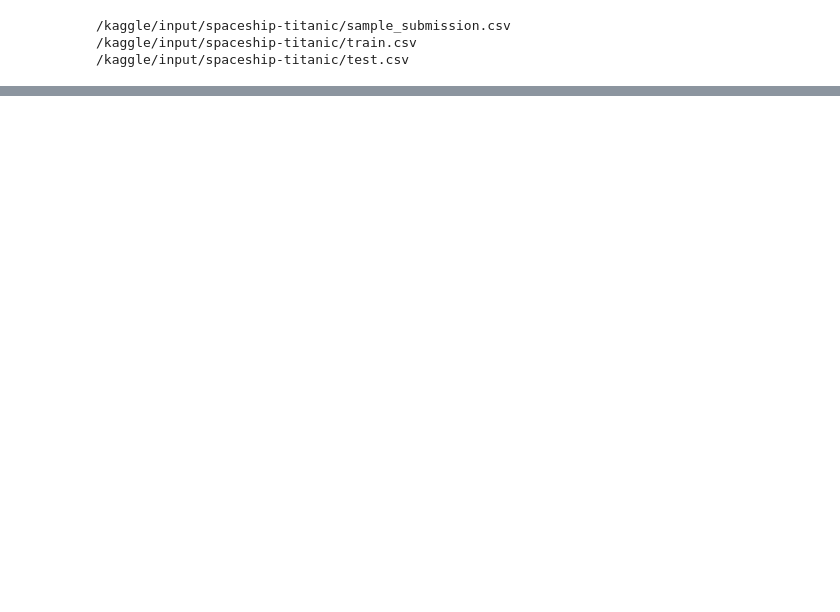
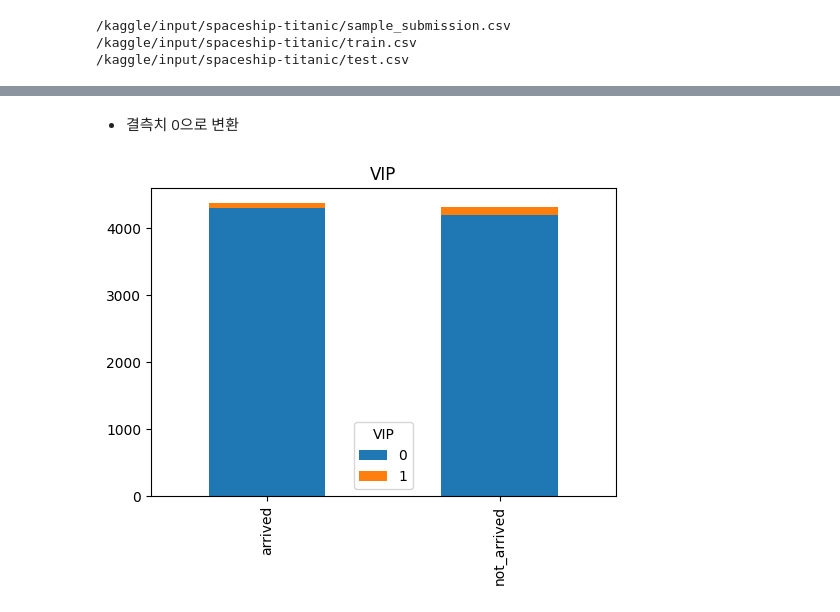
Before and after one commit to kyunghyunHan/kaggle, a Jupyter notebook: spaceship-titanic.ipynb, the cells around one changed output, grey strips where cells are left out. Drawn from its saved outputs; the diff is of its cells as text; code cells hidden in the pictures; blank space fills up the shorter version.

```diff
--- a/spaceship-titanic.ipynb
+++ b/spaceship-titanic.ipynb
@@ -43,0 +117,14 @@ print(aa)
+# %% [markdown]
+- 결측치 0으로 변환
+# %%
+train_data[['VIP', 'Transported']].groupby(['VIP'], as_index=False).mean().sort_values(by='Transported')
+
+arrived = train_data[train_data['Transported'] == 1]['VIP']. value_counts()
+not_arrived = train_data[train_data['Transported'] == 0]['VIP']. value_counts()
+df = pd. DataFrame([arrived, not_arrived])
+df. index = ['arrived','not_arrived']
+df. plot(kind= 'bar',stacked= True , figsize= (6,4))
+plt.title('VIP')
+plt. show()
+# %% [output]
+[figure, added]
```
Also changed, not shown: parts of 27 cells of this notebook.
